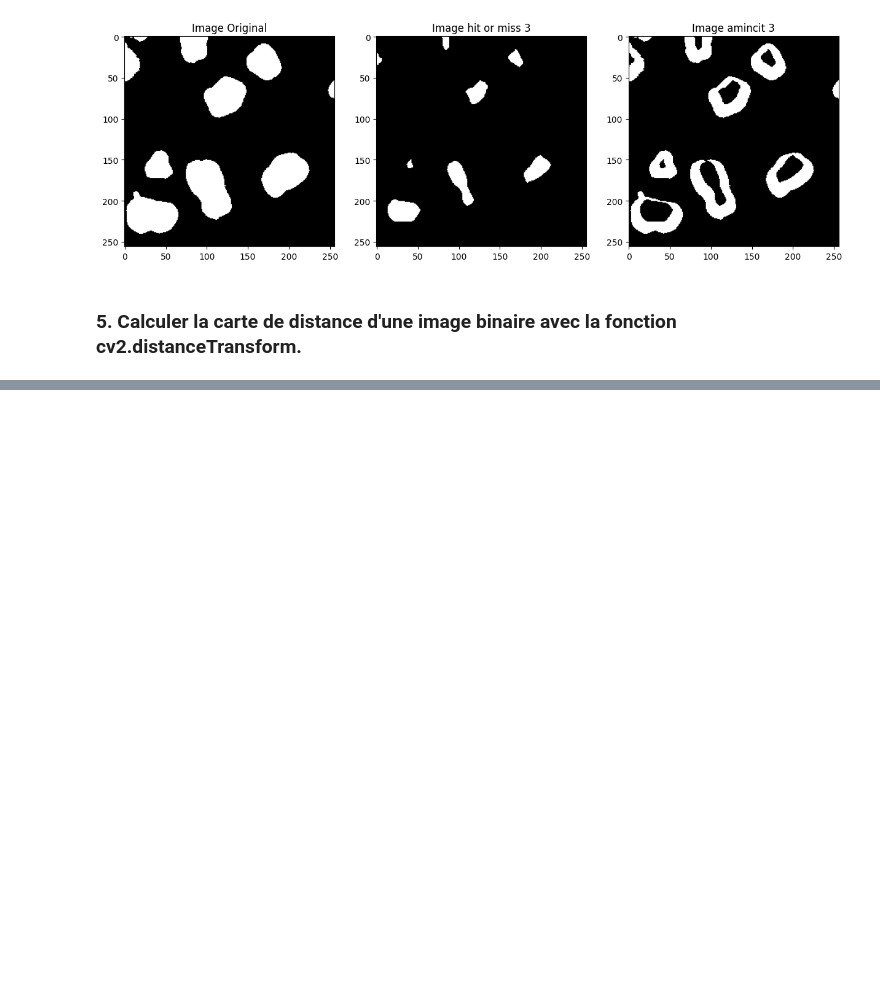
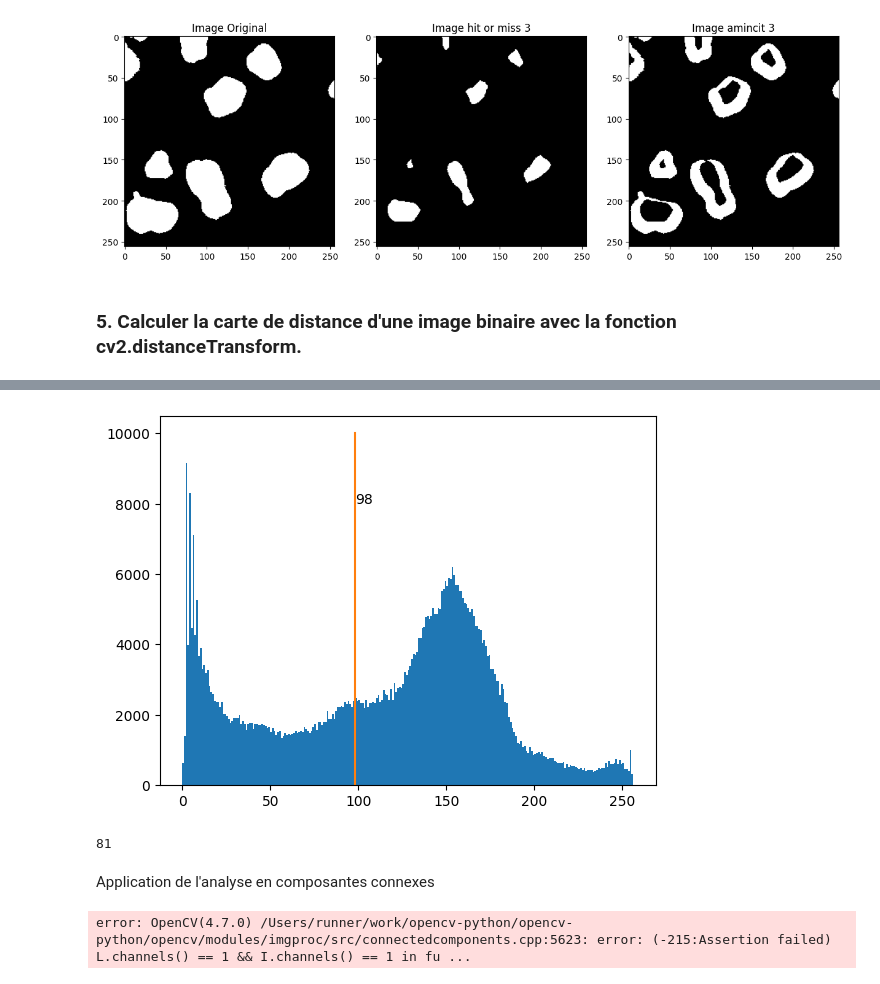
Before and after one commit to ba-talibe/TP_Image_Processing, a Jupyter notebook: TP4.ipynb, the cells around one changed output, grey strips where cells are left out. Cells and saved outputs as stored; diff of their text form; code cells hidden in the pictures; blank space fills up the shorter version.

```diff
--- a/TP4.ipynb
+++ b/TP4.ipynb
@@ -326,0 +336,53 @@ for i, distance in  enumerate(distance_type):
+# %%
+def get_otsu_threshold(image : np.ndarray):
+    thresholds = np.arange(0, 256)
+    len_img = image.size
+
+    min_intra_variance = -1
+    optimal_threshold =  -1
+    img = image.copy()
+    img.dtype = np.uint8
+    for t in thresholds:
+        w0 = 0
+        w1 = 0
+
+        w0 = np.sum(img<t)/len_img
+        w1 = np.sum(img>=t)/len_img
+
+        classe0 = img[img< t]
+        classe1 = img[img >= t]
+
+
+        var0 = 0 if classe0.size == 0 else np.var(classe0)
+        var1 = 0 if classe1.size == 0 else np.var(classe1)
+
+
+        intra_variance = w0*var0 + w1*var1
+        if min_intra_variance == -1 or min_intra_variance > intra_variance:
+            min_intra_variance = intra_variance
+            optimal_threshold = t
+
+    return optimal_threshold, np.where(img < optimal_threshold, 0, 255)
+# %%
+ancien = images["ancien"]
+threshold,_ = get_otsu_threshold(ancien)
+plt.hist(ancien.ravel(), 256,[0,256])
+plt.plot([threshold, threshold], [0, 10000])
+plt.text(threshold, 8000, threshold)
+plt.show()
+# %% [output]
+[figure, added]
+# %%
+from skimage import filters
+sk_thresh = filters.threshold_otsu(img)
+sk_thresh
+# %% [output]
+81
+# %% [markdown]
+Application de l'analyse en composantes connexes
+# %%
+cell =images["cell"]
+threshold, thresholded_cell = get_otsu_threshold(cell)
+analysis = cv2.connectedComponentsWithStats(thresholded_cell,4,cv2.CV_32S)
+# %% [output]
+error: OpenCV(4.7.0) /Users/runner/work/opencv-python/opencv-python/opencv/modules/imgproc/src/connectedcomponents.cpp:5623: error: (-215:Assertion failed) L.channels() == 1 && I.channels() == 1 in fu ...
```
Also changed, not shown: parts of 6 cells of this notebook.
